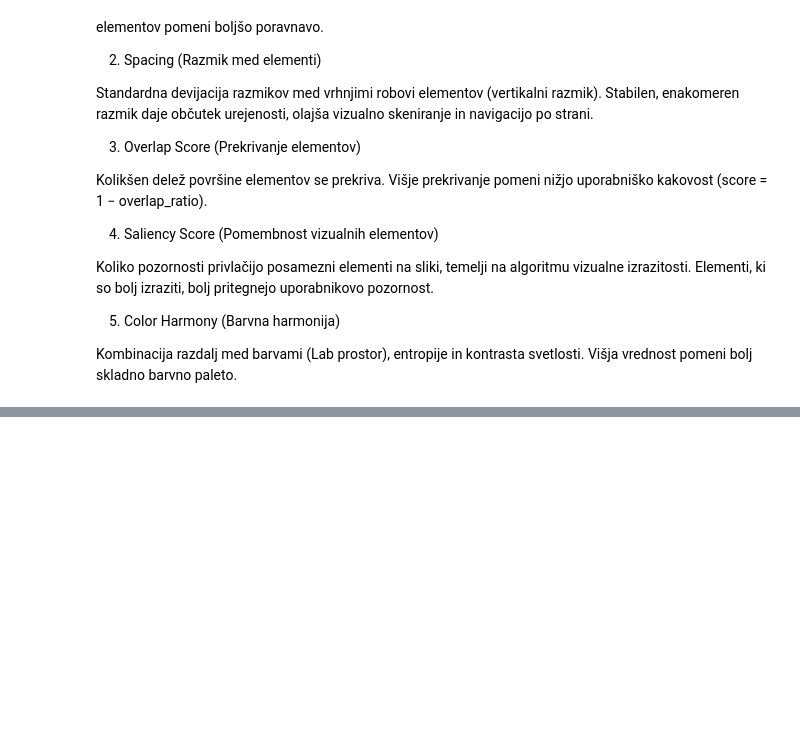
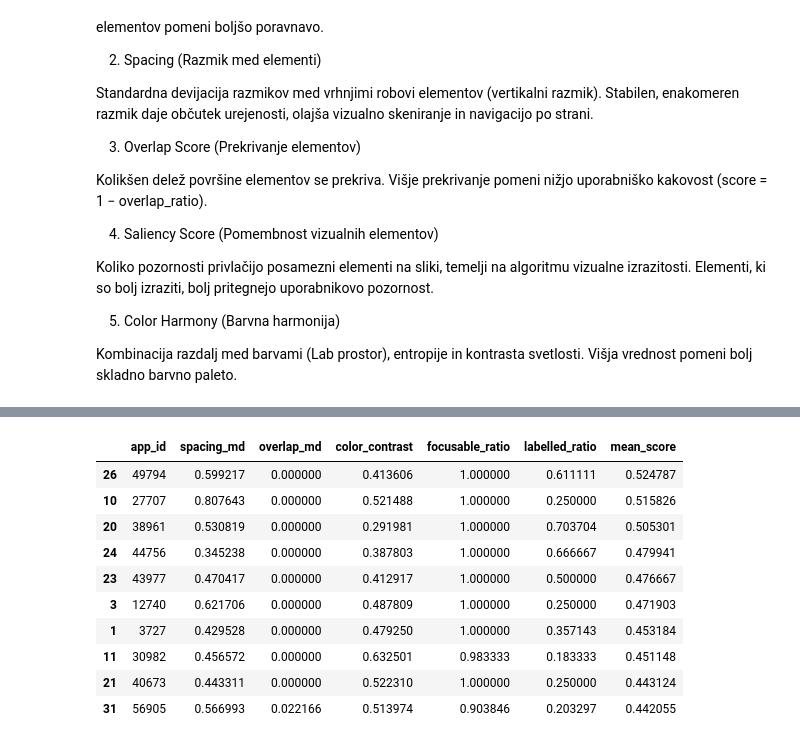
Before and after one commit to mmarolt/gui-prototyping-analysis, a Jupyter notebook: quantitative_analysis/analyze_prototype_elements.ipynb, the cells around one changed output, grey strips where cells are left out. Cells and saved outputs as stored; diff of their text form; code cells hidden in the pictures; blank space fills up the shorter version.

```diff
--- a/quantitative_analysis/analyze_prototype_elements.ipynb
+++ b/quantitative_analysis/analyze_prototype_elements.ipynb
@@ -417,0 +349,73 @@ main_jupyter_safe_md()
+# %%
+# ==========================================
+# 📈 Material Design Metrics — Analysis & Visualization
+# ==========================================
+
+import pandas as pd
+import numpy as np
+import matplotlib.pyplot as plt
+import seaborn as sns
+from pathlib import Path
+
+# ---------- Nastavitve ----------
+CSV_PATH = Path("all_ui_metrics_md_sync.csv")  # <-- popravi ime če imaš async varianto
+OUT_DIR = Path("plots_md_analysis")
+OUT_DIR.mkdir(exist_ok=True)
+
+# ---------- Naloži podatke ----------
+df = pd.read_csv(CSV_PATH)
+print("✅ Prebranih vrstic:", len(df))
+display(df.head())
+
+# ---------- Prečišči ----------
+metrics = ["spacing_md", "overlap_md", "color_contrast", "focusable_ratio", "labelled_ratio"]
+df_clean = df.dropna(subset=metrics)
+
+# ---------- Vektor metrik (per app_id) ----------
+metric_vector = df_clean.groupby("app_id")[metrics].mean().reset_index()
+metric_vector["mean_score"] = metric_vector[metrics].mean(axis=1)
+
+display(metric_vector.sort_values("mean_score", ascending=False).head(10))
+
+# ---------- Povzetek po metrikah ----------
+summary = df_clean[metrics].describe().T
+summary["mean"] = summary["mean"].round(3)
+summary["std"] = summary["std"].round(3)
+summary["min"] = summary["min"].round(3)
+summary["max"] = summary["max"].round(3)
+display(summary)
+
+# ---------- Distribucije metrik ----------
+for m in metrics:
+    plt.figure(figsize=(6,4))
+    sns.histplot(df_clean[m], bins=20, kde=True)
+    plt.title(f"Distribucija metrike: {m}")
+    plt.xlabel("Vrednost (0–1)")
+    plt.ylabel("Število primerov")
+    plt.tight_layout()
+    plt.savefig(OUT_DIR / f"dist_{m}.png")
+    plt.close()
+
+# ---------- Boxplot primerjava ----------
+plt.figure(figsize=(8,5))
+sns.boxplot(data=df_clean[metrics])
+plt.title("Porazdelitev metrik (boxplot)")
+plt.ylabel("Vrednost")
+plt.tight_layout()
+plt.savefig(OUT_DIR / "boxplot_all_metrics.png")
+plt.close()
+
+# ---------- Korelacije ----------
+corr = df_clean[metrics].corr()
+plt.figure(figsize=(6,5))
+sns.heatmap(corr, annot=True, cmap="Blues", vmin=0, vmax=1)
+plt.title("Korelacijska matrika med metrikami")
+plt.tight_layout()
+plt.savefig(OUT_DIR / "correlation_heatmap.png")
+plt.close()
+
+# ---------- Povzetek poročila ----------
+print("📁 Grafi shranjeni v:", OUT_DIR)
+print("\n📊 Povzetek korelacij:")
+display(corr)
+# %% [output]
@@ -417,0 +429,11 @@ main_jupyter_safe_md()
+|  | app_id | spacing_md | overlap_md | color_contrast | focusable_ratio | labelled_ratio | mean_score |
+| 26 | 49794 | 0.599217 | 0.000000 | 0.413606 | 1.000000 | 0.611111 | 0.524787 |
+| 10 | 27707 | 0.807643 | 0.000000 | 0.521488 | 1.000000 | 0.250000 | 0.515826 |
+| 20 | 38961 | 0.530819 | 0.000000 | 0.291981 | 1.000000 | 0.703704 | 0.505301 |
+| 24 | 44756 | 0.345238 | 0.000000 | 0.387803 | 1.000000 | 0.666667 | 0.479941 |
+| 23 | 43977 | 0.470417 | 0.000000 | 0.412917 | 1.000000 | 0.500000 | 0.476667 |
+| 3 | 12740 | 0.621706 | 0.000000 | 0.487809 | 1.000000 | 0.250000 | 0.471903 |
+| 1 | 3727 | 0.429528 | 0.000000 | 0.479250 | 1.000000 | 0.357143 | 0.453184 |
+| 11 | 30982 | 0.456572 | 0.000000 | 0.632501 | 0.983333 | 0.183333 | 0.451148 |
+| 21 | 40673 | 0.443311 | 0.000000 | 0.522310 | 1.000000 | 0.250000 | 0.443124 |
+| 31 | 56905 | 0.566993 | 0.022166 | 0.513974 | 0.903846 | 0.203297 | 0.442055 |
```
Also changed, not shown: parts of 18 cells of this notebook, 9 other files.
